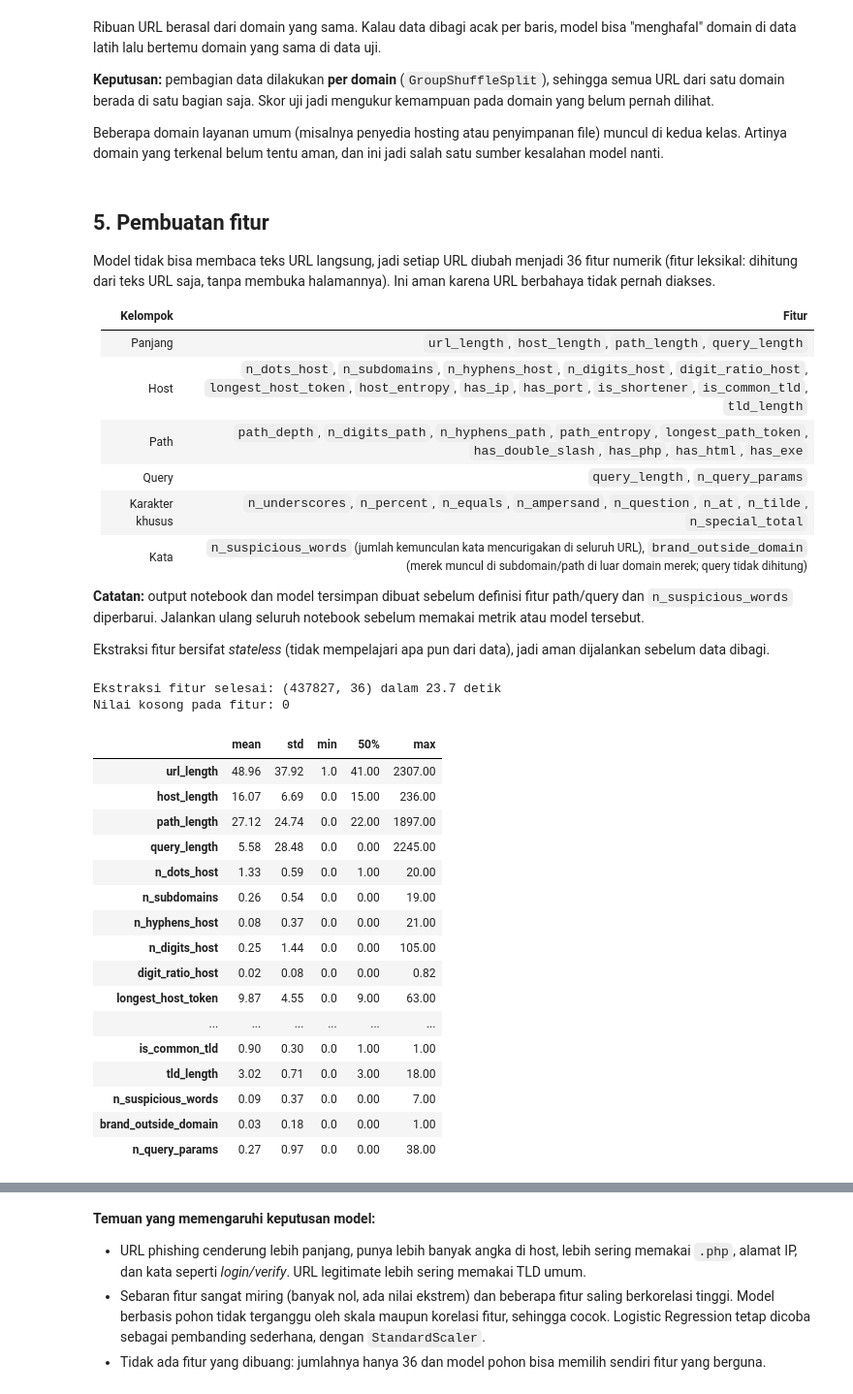
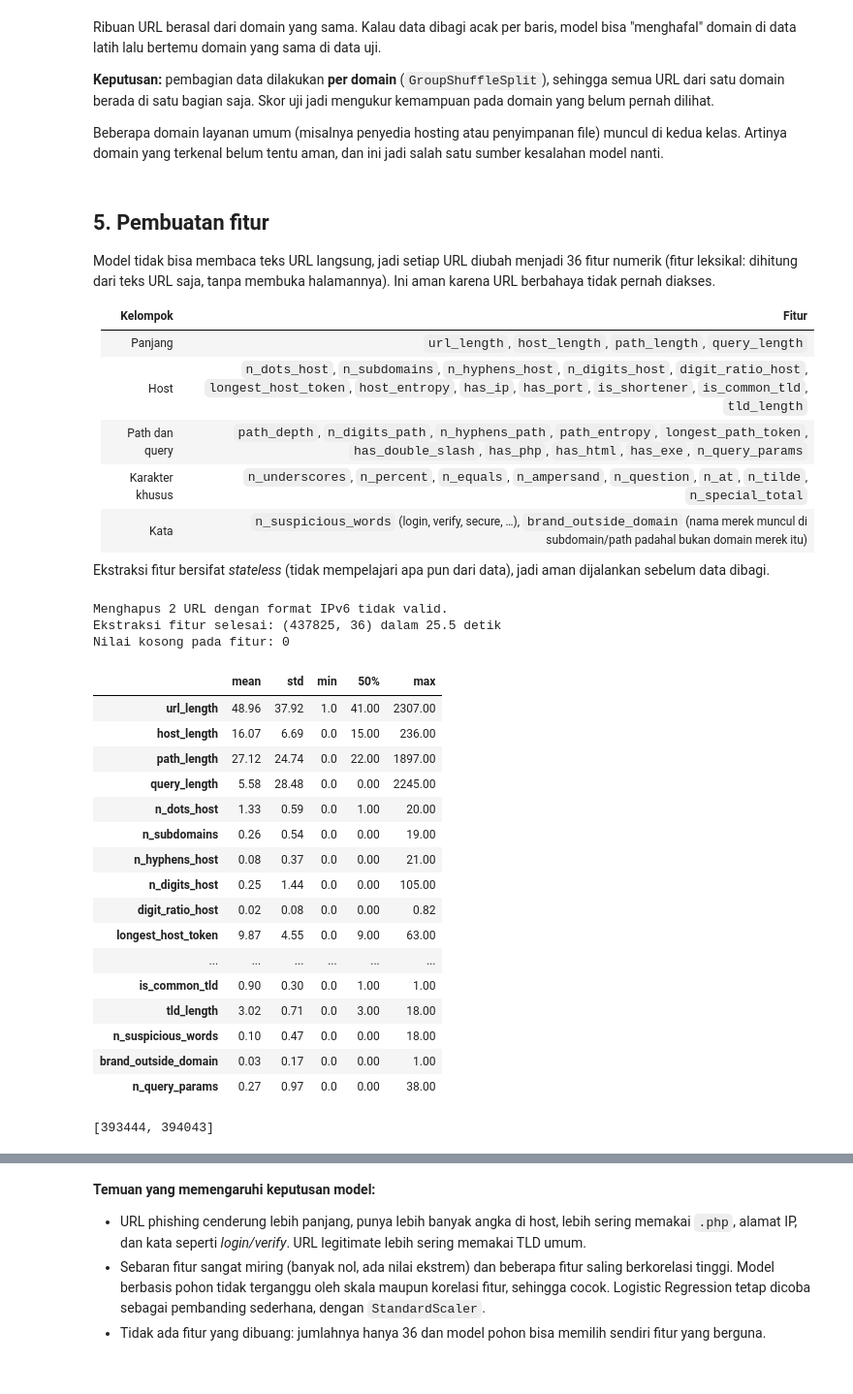
Before and after one commit to Jovanic-Manuelo/UAS_Keamanan_data, a Jupyter notebook: UAS_KeamananData_Kelompok4_Phishing_URL.ipynb, the cells around one changed output, grey strips where cells are left out. Shown at 97% size. Drawn from its saved outputs; the diff is of its cells as text; code cells hidden in the pictures.

Commit message:
run all  notebook

```diff
--- a/UAS_KeamananData_Kelompok4_Phishing_URL.ipynb
+++ b/UAS_KeamananData_Kelompok4_Phishing_URL.ipynb
@@ -202,7 +206,18 @@ Duplikat persis tidak ada, tetapi setelah dinormalisasi muncul ribuan URL kembar
 
 `registered_domain` mengambil domain utama, misalnya `en.wikipedia.org/wiki/…` menjadi `wikipedia.org`.
 # %%
-df["domain"] = df["url"].map(registered_domain)
+def safe_registered_domain(url, normalized_url):
+    try:
+        return registered_domain(url)
+    except ValueError:
+        # Keep malformed URLs grouped by their normalized host.
+        host = str(normalized_url).split("/", 1)[0].strip().lower()
+        return host or "invalid-url"
+
+df["domain"] = [
+    safe_registered_domain(url, normalized)
+    for url, normalized in zip(df["url"], df["url_norm"])
+]
 
 print("Jumlah domain unik:", df["domain"].nunique(), "dari", len(df), "URL")
 top = pd.concat({
@@ -241,41 +256,58 @@ Model tidak bisa membaca teks URL langsung, jadi setiap URL diubah menjadi 36 fi
 |---|---|
 | Panjang | `url_length`, `host_length`, `path_length`, `query_length` |
 | Host | `n_dots_host`, `n_subdomains`, `n_hyphens_host`, `n_digits_host`, `digit_ratio_host`, `longest_host_token`, `host_entropy`, `has_ip`, `has_port`, `is_shortener`, `is_common_tld`, `tld_length` |
-| Path | `path_depth`, `n_digits_path`, `n_hyphens_path`, `path_entropy`, `longest_path_token`, `has_double_slash`, `has_php`, `has_html`, `has_exe` |
-| Query | `query_length`, `n_query_params` |
+| Path dan query | `path_depth`, `n_digits_path`, `n_hyphens_path`, `path_entropy`, `longest_path_token`, `has_double_slash`, `has_php`, `has_html`, `has_exe`, `n_query_params` |
 | Karakter khusus | `n_underscores`, `n_percent`, `n_equals`, `n_ampersand`, `n_question`, `n_at`, `n_tilde`, `n_special_total` |
-| Kata | `n_suspicious_words` (jumlah kemunculan kata mencurigakan di seluruh URL), `brand_outside_domain` (merek muncul di subdomain/path di luar domain merek; query tidak dihitung) |
-
-**Catatan:** output notebook dan model tersimpan dibuat sebelum definisi fitur path/query dan `n_suspicious_words` diperbarui. Jalankan ulang seluruh notebook sebelum memakai metrik atau model tersebut.
+| Kata | `n_suspicious_words` (login, verify, secure, …), `brand_outside_domain` (nama merek muncul di subdomain/path padahal bukan domain merek itu) |
 
 Ekstraksi fitur bersifat *stateless* (tidak mempelajari apa pun dari data), jadi aman dijalankan sebelum data dibagi.
 # %%
 t0 = time.time()
-X_all = URLFeatureExtractor().transform(df["url"])
+feature_rows = []
+bad_indices = []
+
+for idx, url in df["url"].items():
+    try:
+        feature_rows.append(extract_features(url))
+    except ValueError as e:
+        if "IPv6" not in str(e):
+            raise
+        bad_indices.append(idx)
+
+if bad_indices:
+    print(f"Menghapus {len(bad_indices)} URL dengan format IPv6 tidak valid.")
+    df = df.drop(index=bad_indices).reset_index(drop=True)
+
+X_all = pd.DataFrame(feature_rows, columns=FEATURE_NAMES, index=df.index)
 y_all = df["label"].values
 print(f"Ekstraksi fitur selesai: {X_all.shape} dalam {time.time() - t0:.1f} detik")
 print("Nilai kosong pada fitur:", int(X_all.isnull().sum().sum()))
 X_all.describe().T[["mean", "std", "min", "50%", "max"]].round(2)
 # %% [output]
-Ekstraksi fitur selesai: (437827, 36) dalam 23.7 detik
+Menghapus 2 URL dengan format IPv6 tidak valid.
+Ekstraksi fitur selesai: (437825, 36) dalam 25.5 detik
 Nilai kosong pada fitur: 0
 |  | mean | std | min | 50% | max |
 | url_length | 48.96 | 37.92 | 1.0 | 41.00 | 2307.00 |
 | host_length | 16.07 | 6.69 | 0.0 | 15.00 | 236.00 |
 | path_length | 27.12 | 24.74 | 0.0 | 22.00 | 1897.00 |
 | query_length | 5.58 | 28.48 | 0.0 | 0.00 | 2245.00 |
 | n_dots_host | 1.33 | 0.59 | 0.0 | 1.00 | 20.00 |
 | n_subdomains | 0.26 | 0.54 | 0.0 | 0.00 | 19.00 |
 | n_hyphens_host | 0.08 | 0.37 | 0.0 | 0.00 | 21.00 |
 | n_digits_host | 0.25 | 1.44 | 0.0 | 0.00 | 105.00 |
 | digit_ratio_host | 0.02 | 0.08 | 0.0 | 0.00 | 0.82 |
 | longest_host_token | 9.87 | 4.55 | 0.0 | 9.00 | 63.00 |
 | ... | ... | ... | ... | ... | ... |
 | is_common_tld | 0.90 | 0.30 | 0.0 | 1.00 | 1.00 |
 | tld_length | 3.02 | 0.71 | 0.0 | 3.00 | 18.00 |
-| n_suspicious_words | 0.09 | 0.37 | 0.0 | 0.00 | 7.00 |
-| brand_outside_domain | 0.03 | 0.18 | 0.0 | 0.00 | 1.00 |
+| n_suspicious_words | 0.10 | 0.47 | 0.0 | 0.00 | 18.00 |
+| brand_outside_domain | 0.03 | 0.17 | 0.0 | 0.00 | 1.00 |
 | n_query_params | 0.27 | 0.97 | 0.0 | 0.00 | 38.00 |
+# %%
+bad_indices
+# %% [output]
+[393444, 394043]
 # %%
 rata = X_all.assign(label=y_all).groupby("label").mean().T
 rata.columns = ["legitimate", "phishing"]
```
Also changed, not shown: parts of 17 cells of this notebook, 4 other files.
